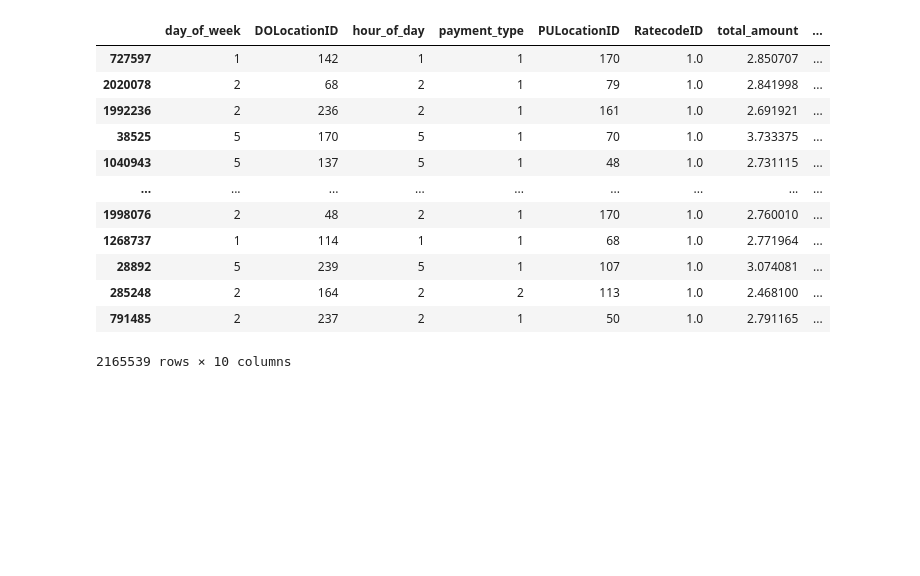
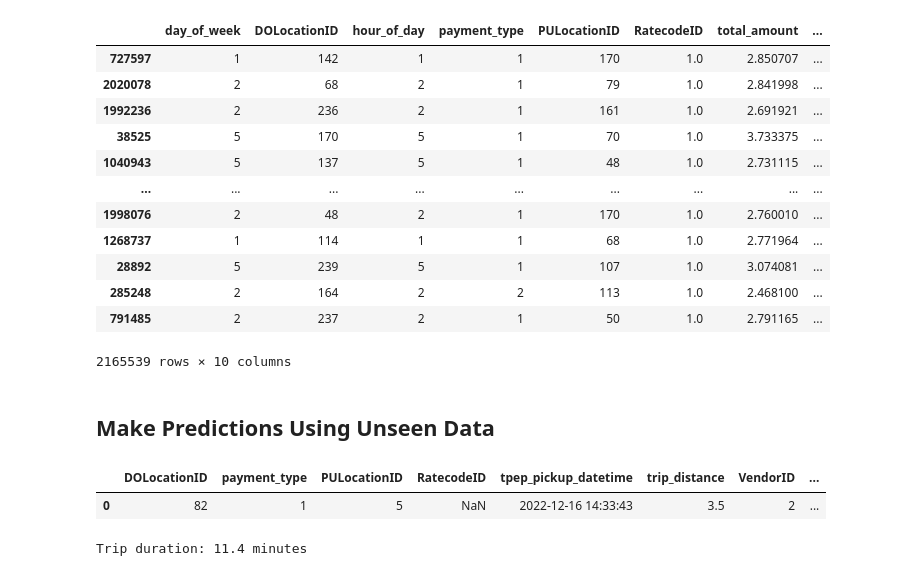
Before and after one commit to chineidu/MLFlow_example, a Jupyter notebook: 003_model_building.ipynb, the cells around one changed output. Drawn from its saved outputs; the diff is of its cells as text; code cells hidden in the pictures; blank space fills up the shorter version.

```diff
--- a/003_model_building.ipynb
+++ b/003_model_building.ipynb
@@ -371,3 +371,29 @@ fp = "models/processor_pipeline.joblib"
 
 with open(fp, "wb") as file:
     joblib.dump(value=processor_pipe, filename=file)
+# %% [markdown]
+## Make Predictions Using Unseen Data
+# %%
+new_data = {
+    "DOLocationID": 82,
+    "payment_type": 1,
+    "PULocationID": 5,
+    "RatecodeID": np.nan,
+    "tpep_pickup_datetime": "2022-12-16 14:33:43",
+    "trip_distance": 3.5,
+    "VendorID": 2,
+    "total_amount": 12,
+}
+
+df = pd.DataFrame(new_data, index=[0])
+df["tpep_pickup_datetime"] = pd.to_datetime(df["tpep_pickup_datetime"], errors="coerce")
+df
+# %% [output]
+|  | DOLocationID | payment_type | PULocationID | RatecodeID | tpep_pickup_datetime | trip_distance | VendorID | ... |
+| 0 | 82 | 1 | 5 | NaN | 2022-12-16 14:33:43 | 3.5 | 2 | ... |
+# %%
+pred = lr_pipe.predict(df)[0]
+pred = np.exp(pred)
+print(f"Trip duration: {round(pred, 1)} minutes")
+# %% [output]
+Trip duration: 11.4 minutes
```
